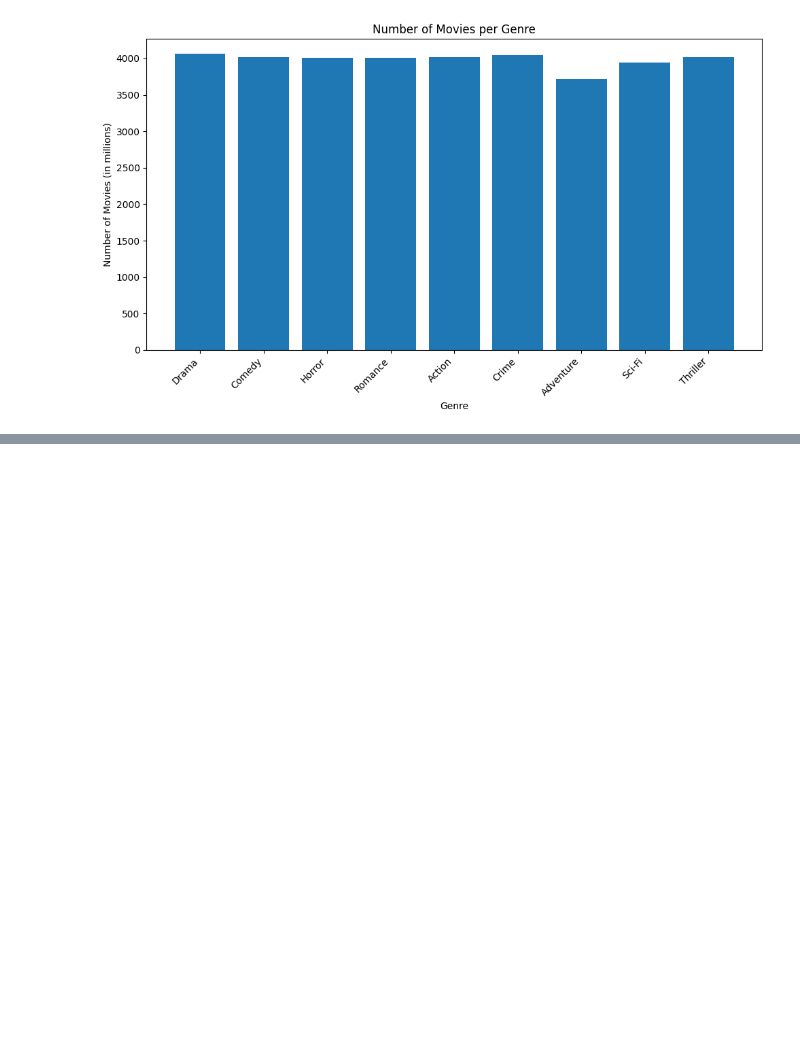
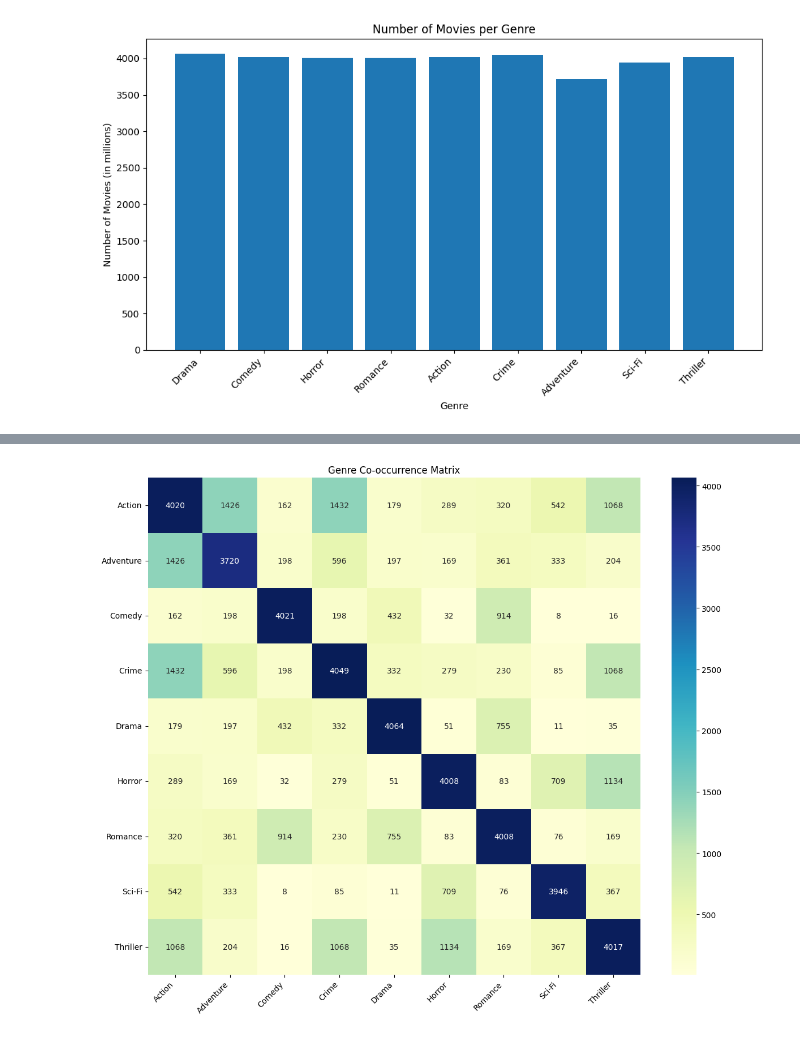
Before and after one commit to satishamara17/multi-genre-predictor, a Jupyter notebook: vision/eda.ipynb, the cells around one changed output, grey strips where cells are left out. Saved outputs shown, nothing was run; the diff lists cells and outputs as text; code cells hidden in the pictures; blank space fills up the shorter version.

```diff
--- a/vision/eda.ipynb
+++ b/vision/eda.ipynb
@@ -149,0 +148,27 @@ Passing `palette` without assigning `hue` is deprecated and will be removed in v
+# %%
+import pandas as pd
+import seaborn as sns
+import matplotlib.pyplot as plt
+
+
+df = pd.read_csv('movies_with_posters.csv')
+
+df['genres'] = df['genres'].apply(lambda x: [genre.strip() for genre in x.strip("[]").replace("'", "").split(',')])
+
+from sklearn.preprocessing import MultiLabelBinarizer
+mlb = MultiLabelBinarizer()
+genre_encoded = mlb.fit_transform(df['genres'])
+
+genre_df = pd.DataFrame(genre_encoded, columns=mlb.classes_)
+
+co_occurrence = genre_df.T.dot(genre_df)
+
+plt.figure(figsize=(12, 10))
+sns.heatmap(co_occurrence, annot=True, fmt='d', cmap='YlGnBu')
+plt.title("Genre Co-occurrence Matrix")
+plt.xticks(rotation=45, ha='right')
+plt.yticks(rotation=0)
+plt.tight_layout()
+plt.show()
+# %% [output]
+[figure, added]
```
Also changed, not shown: parts of 1 cell of this notebook, 4 other files.
